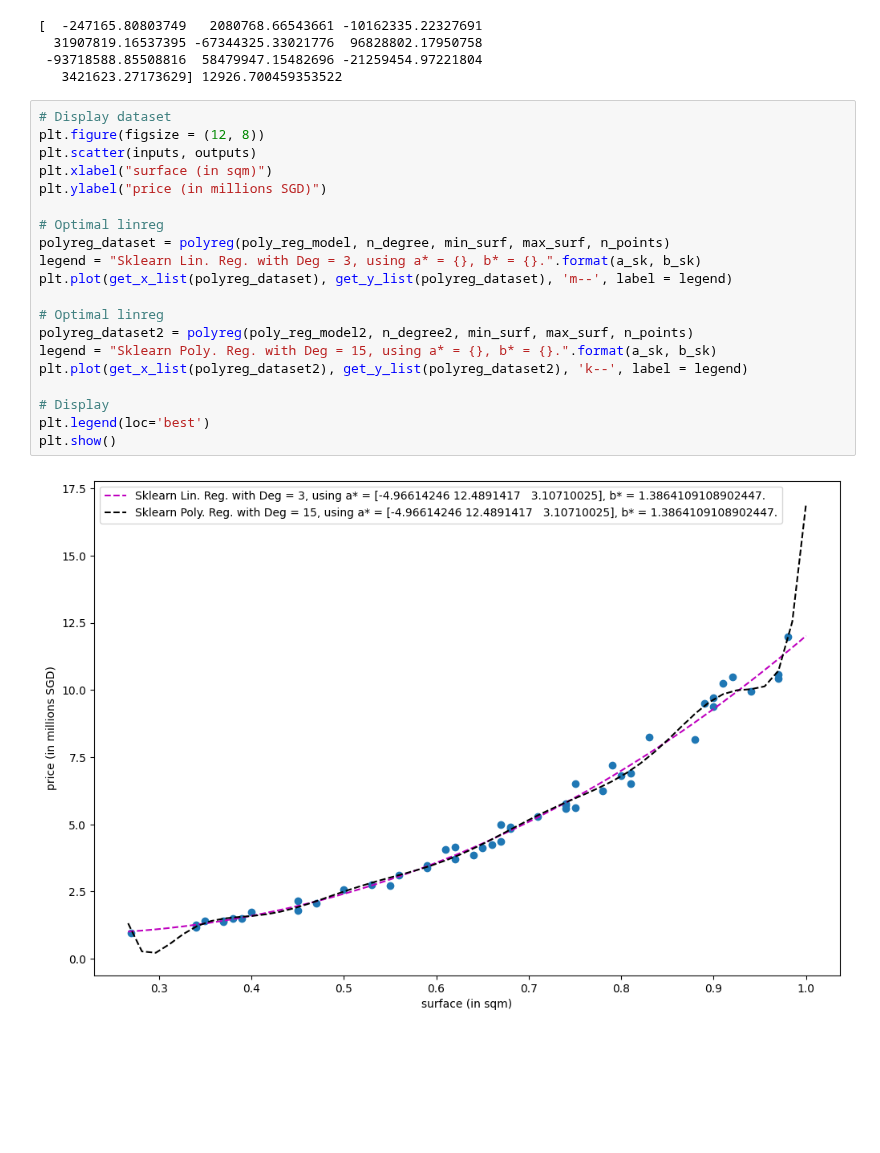
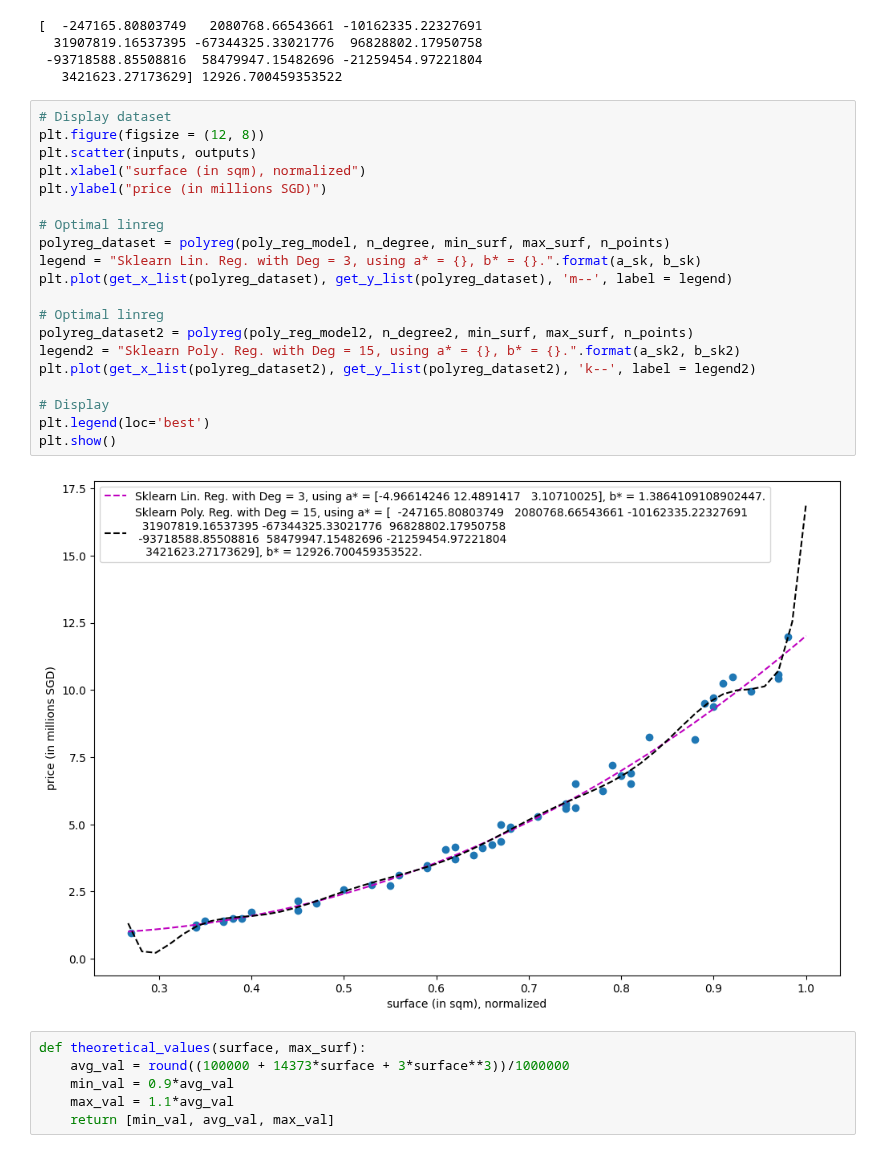
Before and after one commit to matthieudemari/SUTD_DL_50_039, a Jupyter notebook: W1/0. All/Code files/3. Polynomial Regression, Train-Test Splitting and Overfitting-Underfitting.ipynb, the cells around one changed output. Cells and saved outputs as stored; diff of their text form; blank space fills up the shorter version.

```diff
--- a/W1/0. All/Code files/3. Polynomial Regression, Train-Test Splitting and Overfitting-Underfitting.ipynb
+++ b/W1/0. All/Code files/3. Polynomial Regression, Train-Test Splitting and Overfitting-Underfitting.ipynb
@@ -208,23 +216,29 @@ print(a_sk2, b_sk2)
 # %%
 # Display dataset
 plt.figure(figsize = (12, 8))
 plt.scatter(inputs, outputs)
-plt.xlabel("surface (in sqm)")
+plt.xlabel("surface (in sqm), normalized")
 plt.ylabel("price (in millions SGD)")
 
 # Optimal linreg
 polyreg_dataset = polyreg(poly_reg_model, n_degree, min_surf, max_surf, n_points)
 legend = "Sklearn Lin. Reg. with Deg = 3, using a* = {}, b* = {}.".format(a_sk, b_sk)
 plt.plot(get_x_list(polyreg_dataset), get_y_list(polyreg_dataset), 'm--', label = legend)
 
 # Optimal linreg
 polyreg_dataset2 = polyreg(poly_reg_model2, n_degree2, min_surf, max_surf, n_points)
-legend = "Sklearn Poly. Reg. with Deg = 15, using a* = {}, b* = {}.".format(a_sk, b_sk)
-plt.plot(get_x_list(polyreg_dataset2), get_y_list(polyreg_dataset2), 'k--', label = legend)
+legend2 = "Sklearn Poly. Reg. with Deg = 15, using a* = {}, b* = {}.".format(a_sk2, b_sk2)
+plt.plot(get_x_list(polyreg_dataset2), get_y_list(polyreg_dataset2), 'k--', label = legend2)
 
 # Display
 plt.legend(loc='best')
 plt.show()
 # %% [output]
-[figure, old version]
+[figure, new version]
+# %%
+def theoretical_values(surface, max_surf):
+    avg_val = round((100000 + 14373*surface + 3*surface**3))/1000000
+    min_val = 0.9*avg_val
+    max_val = 1.1*avg_val
+    return [min_val, avg_val, max_val]
 # %%
```
Also changed, not shown: parts of 8 cells of this notebook, 3 other files.
